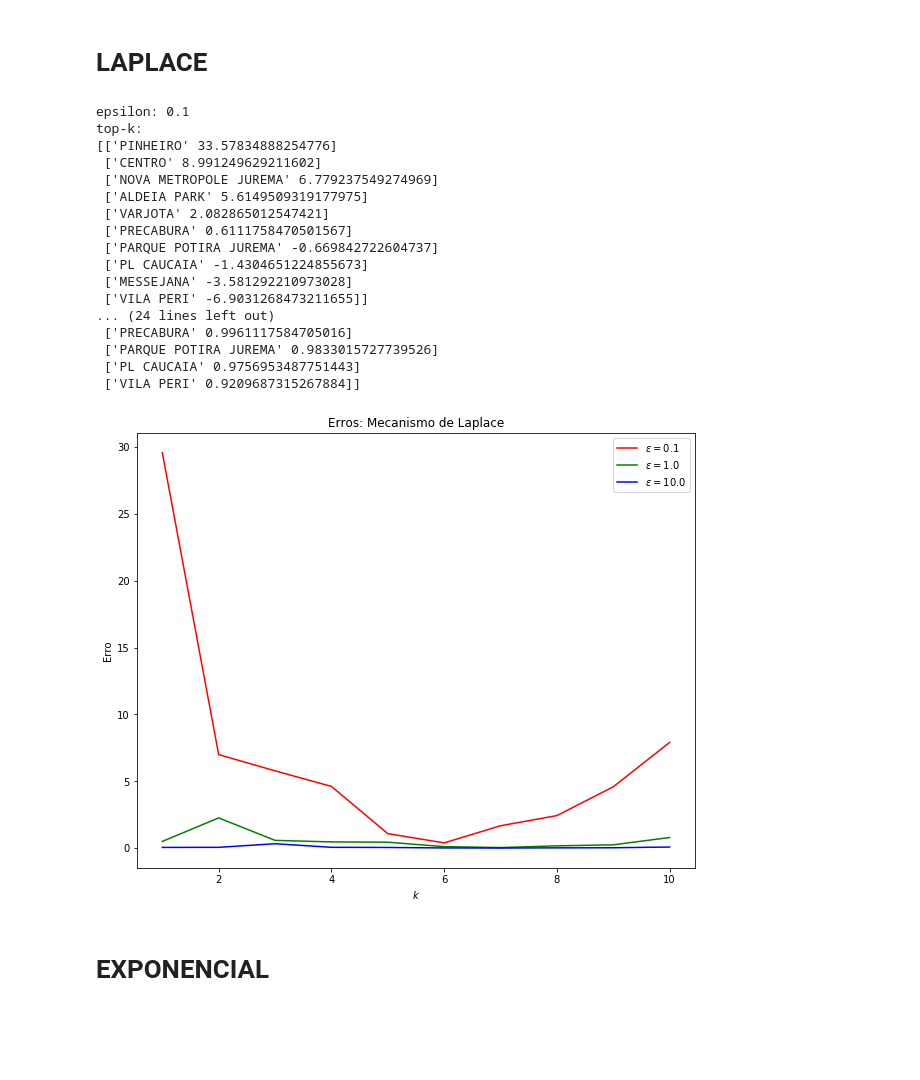
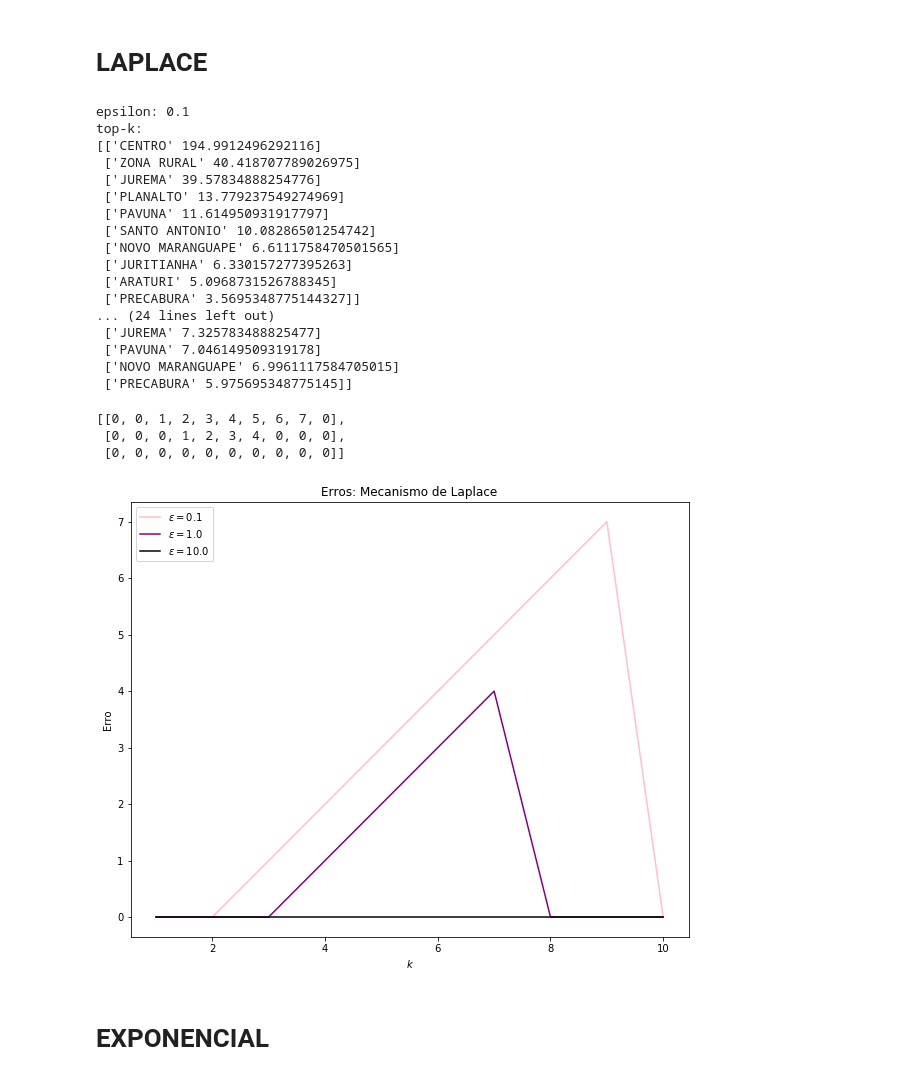
Before and after one commit to Brabissima/dp_top-k, a Jupyter notebook: topk_dp.ipynb, the cells around one changed output. Cells and saved outputs as stored; diff of their text form; code cells hidden in the pictures; blank space fills up the shorter version.

```diff
--- a/topk_dp.ipynb
+++ b/topk_dp.ipynb
@@ -8,7 +8,7 @@ from scipy import stats
 def pre_processamento():
     xlsx = pd.ExcelFile('casos_corona.xlsx')
     df = pd.read_excel(xlsx, 'casos_corona')
-    df = df[:5000] ################################limitando o dataset
+    df = df[:1000] ################################limitando o dataset
     df = df[['bairroPaciente','municipioPaciente','resultadoFinalExame','sexoPaciente']]
     bairros = pd.unique(df['bairroPaciente'])
 
@@ -144,53 +136,66 @@ def laplace(budget, sensibilidade, query, dataset, k):
     return df.sort_values(by=['count'],ascending=False)
 # %%
 budgets = [0.1, 1, 10]
-counts = []
+bairros = []
 k = 10
 for budget in budgets:
     a = laplace(budget, sensibilidade(dataset), query_topk(dataset, 10), dataset, 10)
     a = np.array(a)
     print("epsilon: {}\ntop-k:\n{}\n\n".format(budget, a))
-    counts.append(a[:,1])
+    bairros.append(a[:,0])
 # %% [output]
 epsilon: 0.1
 top-k:
-[['PINHEIRO' 33.57834888254776]
- ['CENTRO' 8.991249629211602]
- ['NOVA METROPOLE JUREMA' 6.779237549274969]
- ['ALDEIA PARK' 5.6149509319177975]
- ['VARJOTA' 2.082865012547421]
- ['PRECABURA' 0.6111758470501567]
- ['PARQUE POTIRA JUREMA' -0.669842722604737]
- ['PL CAUCAIA' -1.4304651224855673]
- ['MESSEJANA' -3.581292210973028]
- ['VILA PERI' -6.9031268473211655]]
+[['CENTRO' 194.9912496292116]
+ ['ZONA RURAL' 40.418707789026975]
+ ['JUREMA' 39.57834888254776]
+ ['PLANALTO' 13.779237549274969]
+ ['PAVUNA' 11.614950931917797]
+ ['SANTO ANTONIO' 10.08286501254742]
+ ['NOVO MARANGUAPE' 6.6111758470501565]
+ ['JURITIANHA' 6.330157277395263]
+ ['ARATURI' 5.0968731526788345]
+ ['PRECABURA' 3.5695348775144327]]
 ... (24 lines left out)
- ['PRECABURA' 0.9961117584705016]
- ['PARQUE POTIRA JUREMA' 0.9833015727739526]
- ['PL CAUCAIA' 0.9756953487751443]
- ['VILA PERI' 0.9209687315267884]]
+ ['JUREMA' 7.325783488825477]
+ ['PAVUNA' 7.046149509319178]
+ ['NOVO MARANGUAPE' 6.9961117584705015]
+ ['PRECABURA' 5.975695348775145]]
-# %%
-erros_laplace = []
-k = 10
-for count in counts:
-    erro = abs(query_topk(dataset, k)['count'] - count)
-    erros_laplace.append(np.array(erro))
+# %%
+erros_laplace = []
+k = 10
+top = list(query_topk(dataset, 10)['bairro'])
+for bairro in bairros:
+    erro_bairro_lap = [0]*10
+    if(top[0] != bairro[0]):
+         erro_bairro_lap[0] = 1
+    for i in range(1, len(bairro)):
+        if(top[i] != bairro[i]):
+            for j in range(0, i):
+                erro_bairro_lap[i] = 1 + erro_bairro_lap[j]
+    erros_laplace.append(erro_bairro_lap)
+# %%
+erros_laplace
+# %% [output]
+[[0, 0, 1, 2, 3, 4, 5, 6, 7, 0],
+ [0, 0, 0, 1, 2, 3, 4, 0, 0, 0],
+ [0, 0, 0, 0, 0, 0, 0, 0, 0, 0]]
 # %%
-cores = ['red', 'green', 'blue']
+cores = ['pink', 'purple', 'black']
 eixo_x = np.arange(start=1, stop=k+1, step=1)
 fig, ax = plt.subplots(figsize=(10, 8))
 for erro, budget, cor in zip(erros_laplace, budgets, cores):
     plt.plot(eixo_x, erro, ls='-', c=cor, label=r'$\epsilon = %.1f$' % (budget))
 
 plt.xlabel('$k$')
 plt.ylabel('Erro')
 plt.title('Erros: Mecanismo de Laplace')
 
 plt.legend()
 plt.subplots_adjust(wspace=1)
 plt.show()
 # %% [output]
-[figure, old version]
+[figure, new version]
 # %% [markdown]
 # EXPONENCIAL
 # %%
```
Also changed, not shown: parts of 9 cells of this notebook.
